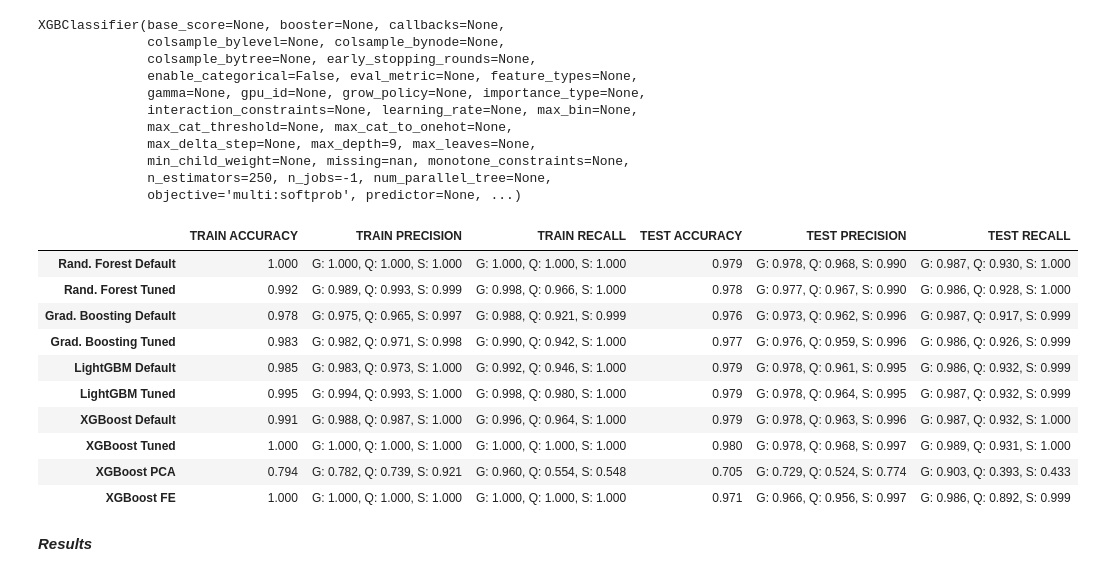
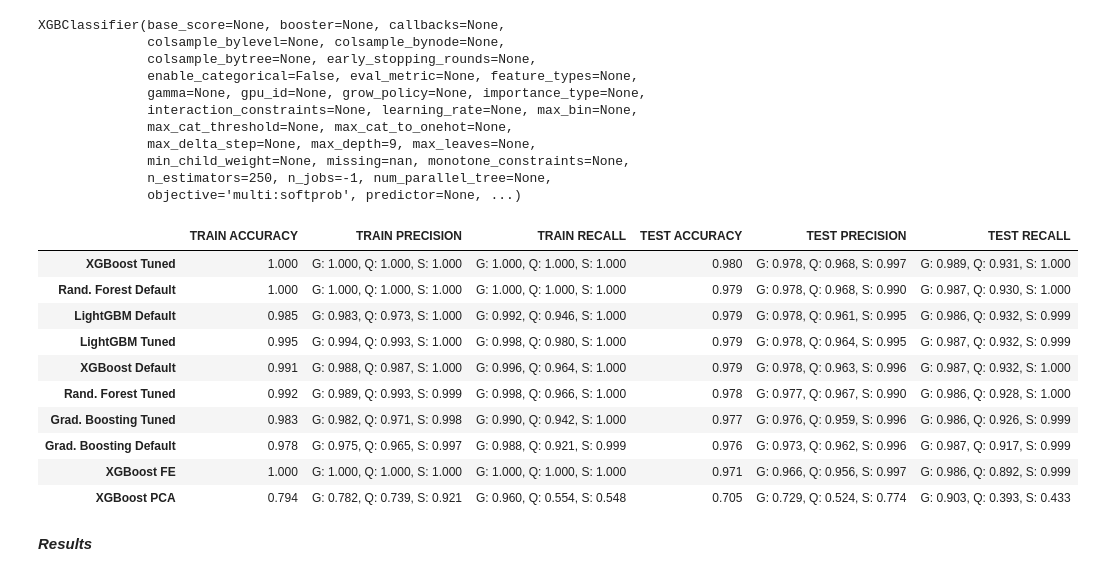
Before and after one commit to john-a-dixon/stellar-object-classification, a Jupyter notebook: stellar.ipynb, the cells around one changed output. Saved outputs shown, nothing was run; the diff lists cells and outputs as text; code cells hidden in the pictures.

```diff
--- a/stellar.ipynb
+++ b/stellar.ipynb
@@ -770,23 +785,23 @@ XGBClassifier(base_score=None, booster=None, callbacks=None,
 # %%
 # Perform predictions on both of these sets, but do it this way because XGBoost is odd
 y_train_preds = xgbc_tuned_engineered.predict(X_train)
 y_train_preds = pd.Series(y_train_preds).map({0: "GALAXY", 1: "QSO", 2: "STAR"})
 y_test_preds = xgbc_tuned_engineered.predict(X_test)
 y_test_preds = pd.Series(y_test_preds).map({0: "GALAXY", 1: "QSO", 2: "STAR"})
 
 metrics_df = pd.concat([metrics_df, metrics(y_train, y_train_preds, y_test, y_test_preds, "XGBoost FE")])
-metrics_df
+metrics_df.sort_values(by=["TEST ACCURACY"], ascending=False)
 # %% [output]
 |  | TRAIN ACCURACY | TRAIN PRECISION | TRAIN RECALL | TEST ACCURACY | TEST PRECISION | TEST RECALL |
+| XGBoost Tuned | 1.000 | G: 1.000, Q: 1.000, S: 1.000 | G: 1.000, Q: 1.000, S: 1.000 | 0.980 | G: 0.978, Q: 0.968, S: 0.997 | G: 0.989, Q: 0.931, S: 1.000 |
 | Rand. Forest Default | 1.000 | G: 1.000, Q: 1.000, S: 1.000 | G: 1.000, Q: 1.000, S: 1.000 | 0.979 | G: 0.978, Q: 0.968, S: 0.990 | G: 0.987, Q: 0.930, S: 1.000 |
-| Rand. Forest Tuned | 0.992 | G: 0.989, Q: 0.993, S: 0.999 | G: 0.998, Q: 0.966, S: 1.000 | 0.978 | G: 0.977, Q: 0.967, S: 0.990 | G: 0.986, Q: 0.928, S: 1.000 |
-| Grad. Boosting Default | 0.978 | G: 0.975, Q: 0.965, S: 0.997 | G: 0.988, Q: 0.921, S: 0.999 | 0.976 | G: 0.973, Q: 0.962, S: 0.996 | G: 0.987, Q: 0.917, S: 0.999 |
-| Grad. Boosting Tuned | 0.983 | G: 0.982, Q: 0.971, S: 0.998 | G: 0.990, Q: 0.942, S: 1.000 | 0.977 | G: 0.976, Q: 0.959, S: 0.996 | G: 0.986, Q: 0.926, S: 0.999 |
 | LightGBM Default | 0.985 | G: 0.983, Q: 0.973, S: 1.000 | G: 0.992, Q: 0.946, S: 1.000 | 0.979 | G: 0.978, Q: 0.961, S: 0.995 | G: 0.986, Q: 0.932, S: 0.999 |
 | LightGBM Tuned | 0.995 | G: 0.994, Q: 0.993, S: 1.000 | G: 0.998, Q: 0.980, S: 1.000 | 0.979 | G: 0.978, Q: 0.964, S: 0.995 | G: 0.987, Q: 0.932, S: 0.999 |
 | XGBoost Default | 0.991 | G: 0.988, Q: 0.987, S: 1.000 | G: 0.996, Q: 0.964, S: 1.000 | 0.979 | G: 0.978, Q: 0.963, S: 0.996 | G: 0.987, Q: 0.932, S: 1.000 |
-| XGBoost Tuned | 1.000 | G: 1.000, Q: 1.000, S: 1.000 | G: 1.000, Q: 1.000, S: 1.000 | 0.980 | G: 0.978, Q: 0.968, S: 0.997 | G: 0.989, Q: 0.931, S: 1.000 |
+| Rand. Forest Tuned | 0.992 | G: 0.989, Q: 0.993, S: 0.999 | G: 0.998, Q: 0.966, S: 1.000 | 0.978 | G: 0.977, Q: 0.967, S: 0.990 | G: 0.986, Q: 0.928, S: 1.000 |
+| Grad. Boosting Tuned | 0.983 | G: 0.982, Q: 0.971, S: 0.998 | G: 0.990, Q: 0.942, S: 1.000 | 0.977 | G: 0.976, Q: 0.959, S: 0.996 | G: 0.986, Q: 0.926, S: 0.999 |
+| Grad. Boosting Default | 0.978 | G: 0.975, Q: 0.965, S: 0.997 | G: 0.988, Q: 0.921, S: 0.999 | 0.976 | G: 0.973, Q: 0.962, S: 0.996 | G: 0.987, Q: 0.917, S: 0.999 |
+| XGBoost FE | 1.000 | G: 1.000, Q: 1.000, S: 1.000 | G: 1.000, Q: 1.000, S: 1.000 | 0.971 | G: 0.966, Q: 0.956, S: 0.997 | G: 0.986, Q: 0.892, S: 0.999 |
 | XGBoost PCA | 0.794 | G: 0.782, Q: 0.739, S: 0.921 | G: 0.960, Q: 0.554, S: 0.548 | 0.705 | G: 0.729, Q: 0.524, S: 0.774 | G: 0.903, Q: 0.393, S: 0.433 |
-| XGBoost FE | 1.000 | G: 1.000, Q: 1.000, S: 1.000 | G: 1.000, Q: 1.000, S: 1.000 | 0.971 | G: 0.966, Q: 0.956, S: 0.997 | G: 0.986, Q: 0.892, S: 0.999 |
 # %% [markdown]
 **_Results_**
```
Also changed, not shown: parts of 15 cells of this notebook.
